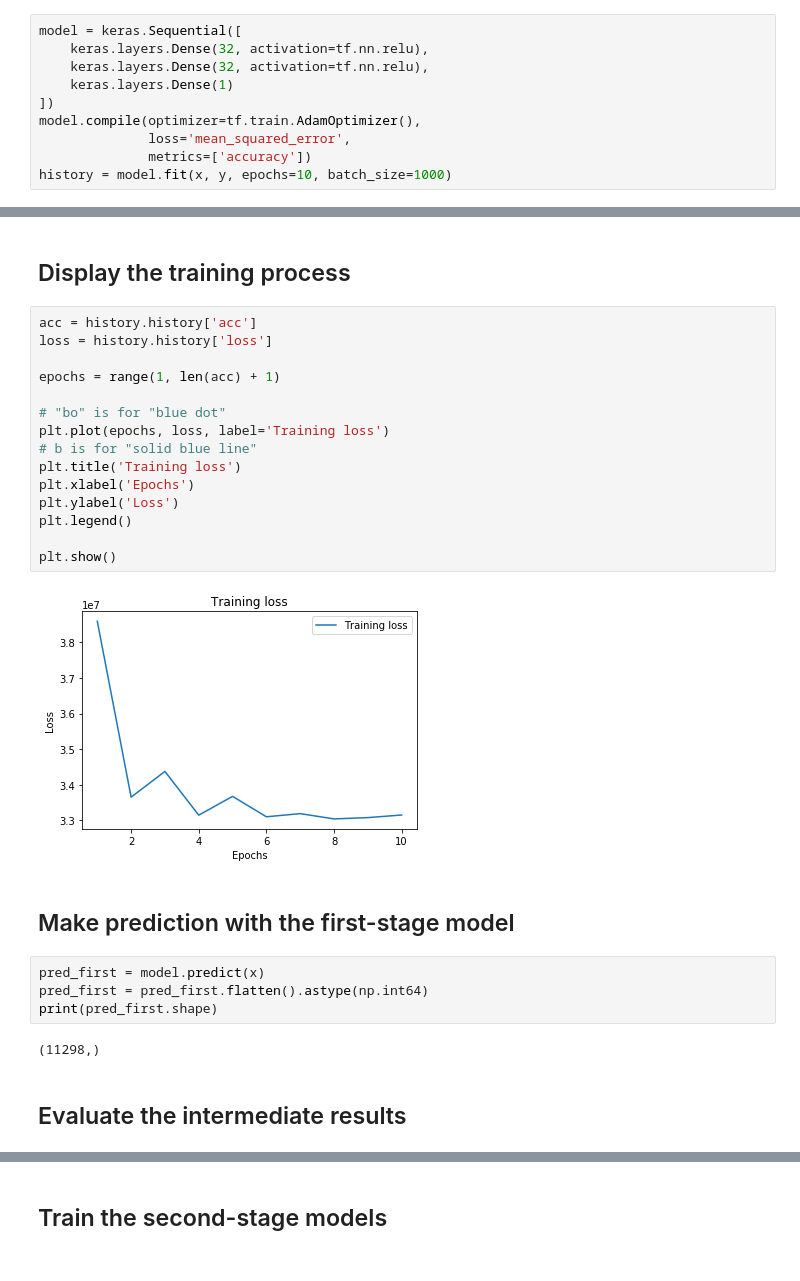
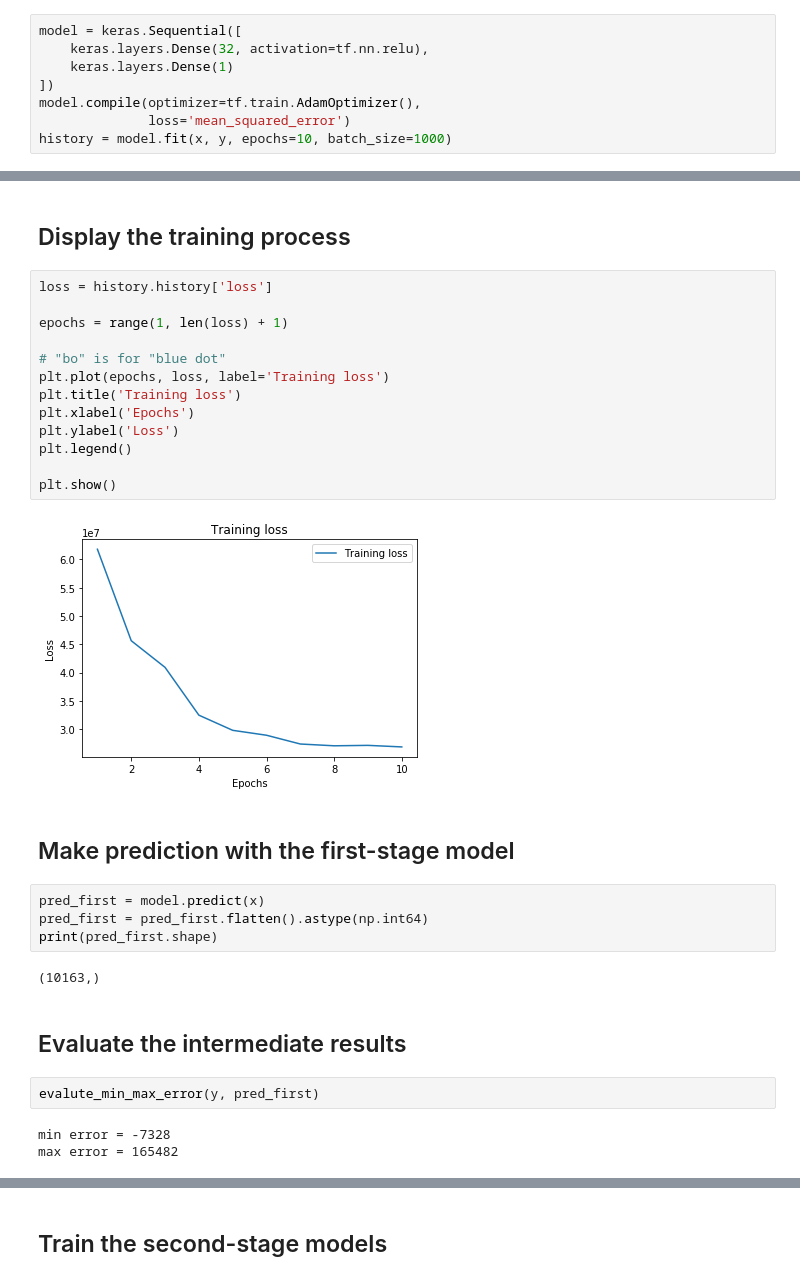
Before and after one commit to yunshengtw/dbai-labs, a Jupyter notebook: lab1.ipynb, the cells around one changed output, grey strips where cells are left out. Saved outputs shown, nothing was run; the diff lists cells and outputs as text.

```diff
--- a/lab1.ipynb
+++ b/lab1.ipynb
@@ -98,13 +101,11 @@ print(x.shape)
 ## Build and train the first-stage model
 # %%
 model = keras.Sequential([
-    keras.layers.Dense(32, activation=tf.nn.relu),
     keras.layers.Dense(32, activation=tf.nn.relu),
     keras.layers.Dense(1)
 ])
 model.compile(optimizer=tf.train.AdamOptimizer(),
-              loss='mean_squared_error',
-              metrics=['accuracy'])
+              loss='mean_squared_error')
 history = model.fit(x, y, epochs=10, batch_size=1000)
 # %% [output]
 Epoch 1/10
@@ -130,22 +131,20 @@ Epoch 10/10
 # %% [markdown]
 ## Display the training process
 # %%
-acc = history.history['acc']
 loss = history.history['loss']
 
-epochs = range(1, len(acc) + 1)
+epochs = range(1, len(loss) + 1)
 
 # "bo" is for "blue dot"
 plt.plot(epochs, loss, label='Training loss')
-# b is for "solid blue line"
 plt.title('Training loss')
 plt.xlabel('Epochs')
 plt.ylabel('Loss')
 plt.legend()
 
 plt.show()
 # %% [output]
-[figure, old version]
+[figure, new version]
 # %% [markdown]
 ## Make prediction with the first-stage model
 # %%
@@ -153,7 +152,12 @@ pred_first = model.predict(x)
 pred_first = pred_first.flatten().astype(np.int64)
 print(pred_first.shape)
 # %% [output]
-(11298,)
+(10163,)
 # %% [markdown]
 ## Evaluate the intermediate results
+# %%
+evalute_min_max_error(y, pred_first)
+# %% [output]
+min error = -7328
+max error = 165482
 # %%
```
Also changed, not shown: parts of 19 cells of this notebook, 3 other files.
